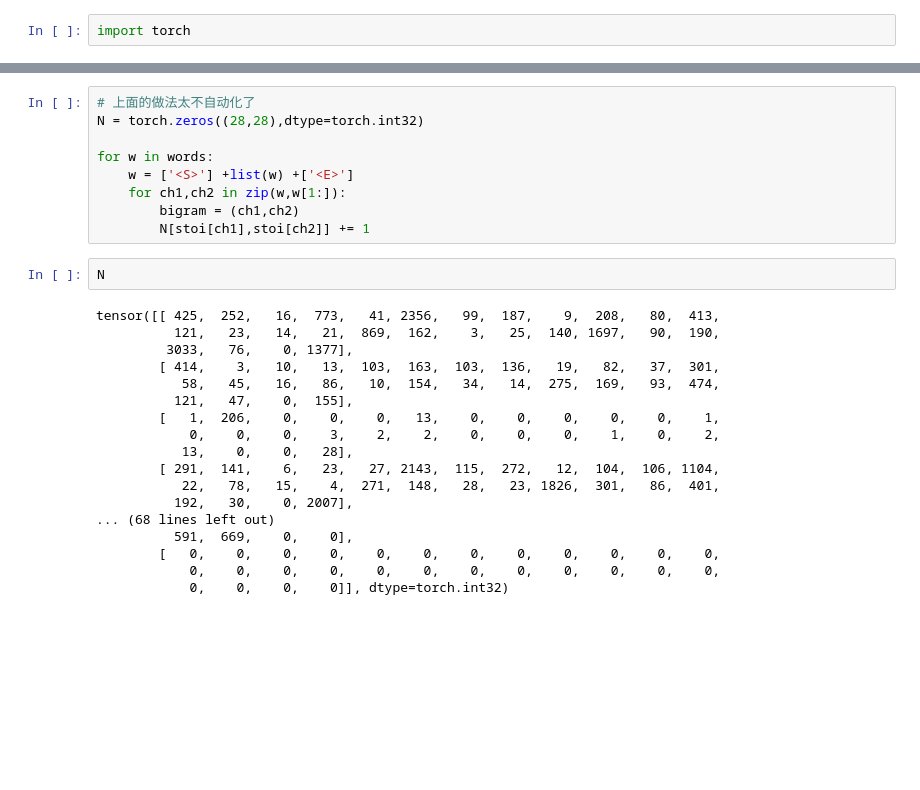
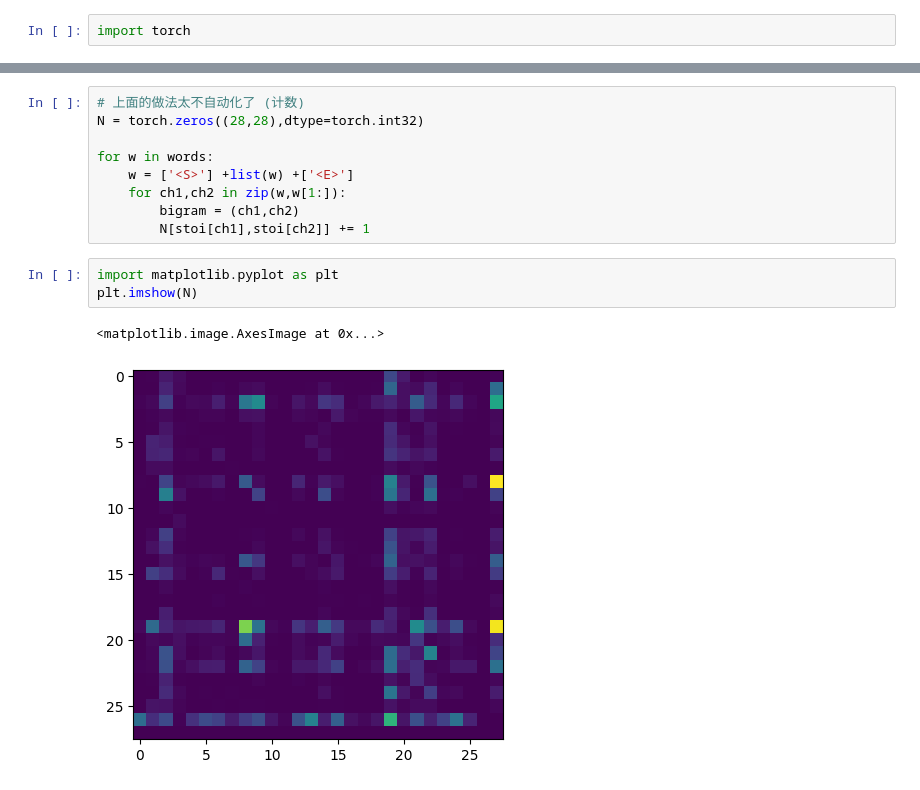
Before and after one commit to AryaFeng/makemore, a Jupyter notebook: makemore.ipynb, the cells around one changed output, grey strips where cells are left out. Cells and saved outputs as stored; diff of their text form; blank space fills up the shorter version.

```diff
--- a/makemore.ipynb
+++ b/makemore.ipynb
@@ -97,7 +91,7 @@ stoi
  '<S>': 26,
  '<E>': 27}
 # %%
-# 上面的做法太不自动化了
+# 上面的做法太不自动化了 (计数)
 N = torch.zeros((28,28),dtype=torch.int32)
 
 for w in words:
@@ -106,22 +100,8 @@ for w in words:
         bigram = (ch1,ch2)
         N[stoi[ch1],stoi[ch2]] += 1
 # %%
-N
+import matplotlib.pyplot as plt
+plt.imshow(N)
 # %% [output]
-tensor([[ 425,  252,   16,  773,   41, 2356,   99,  187,    9,  208,   80,  413,
-          121,   23,   14,   21,  869,  162,    3,   25,  140, 1697,   90,  190,
-         3033,   76,    0, 1377],
-        [ 414,    3,   10,   13,  103,  163,  103,  136,   19,   82,   37,  301,
-           58,   45,   16,   86,   10,  154,   34,   14,  275,  169,   93,  474,
-          121,   47,    0,  155],
-        [   1,  206,    0,    0,    0,   13,    0,    0,    0,    0,    0,    1,
-            0,    0,    0,    3,    2,    2,    0,    0,    0,    1,    0,    2,
-           13,    0,    0,   28],
-        [ 291,  141,    6,   23,   27, 2143,  115,  272,   12,  104,  106, 1104,
-           22,   78,   15,    4,  271,  148,   28,   23, 1826,  301,   86,  401,
-          192,   30,    0, 2007],
-... (68 lines left out)
-          591,  669,    0,    0],
-        [   0,    0,    0,    0,    0,    0,    0,    0,    0,    0,    0,    0,
-            0,    0,    0,    0,    0,    0,    0,    0,    0,    0,    0,    0,
-            0,    0,    0,    0]], dtype=torch.int32)
+<matplotlib.image.AxesImage at 0x...>
+[figure, added]
```
Also changed, not shown: parts of 15 cells of this notebook.
